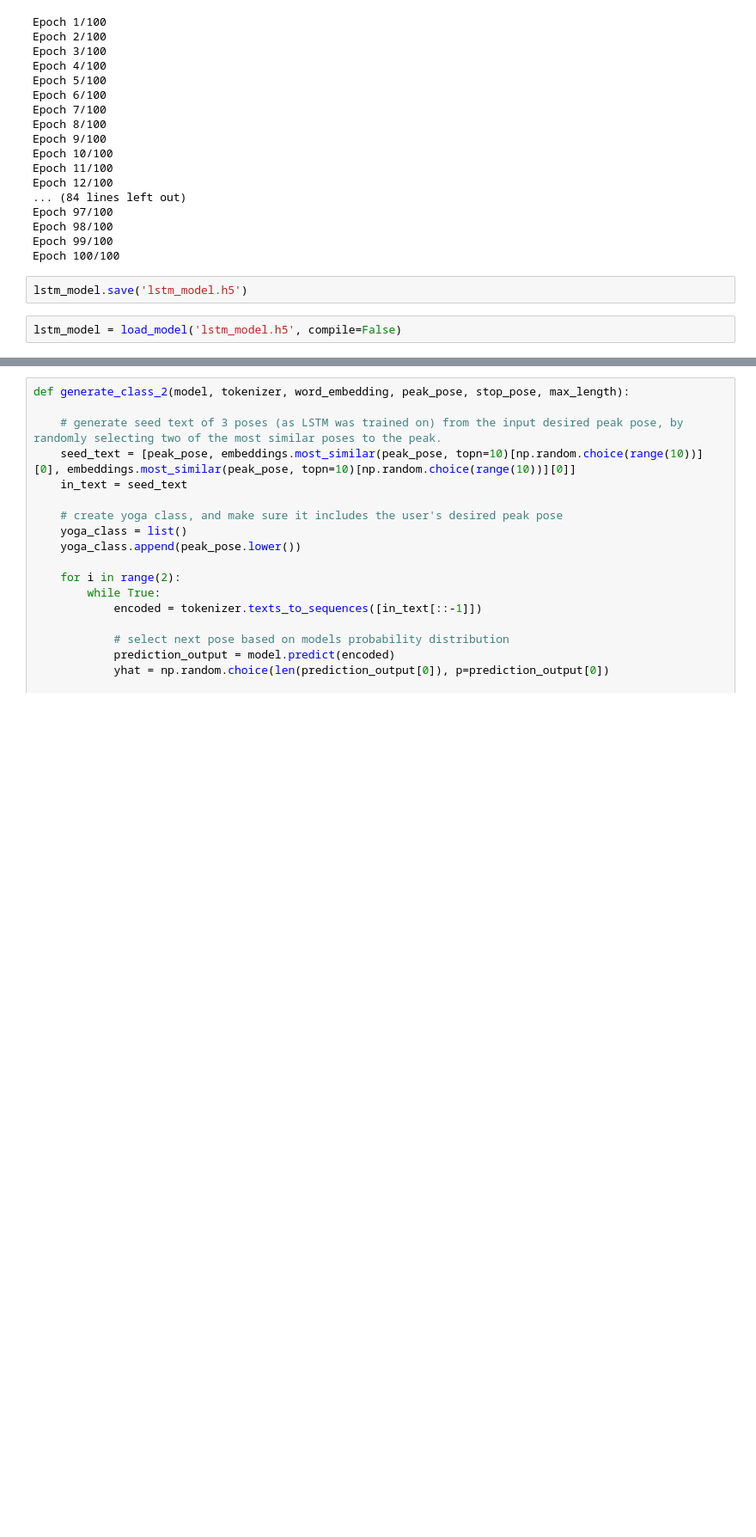
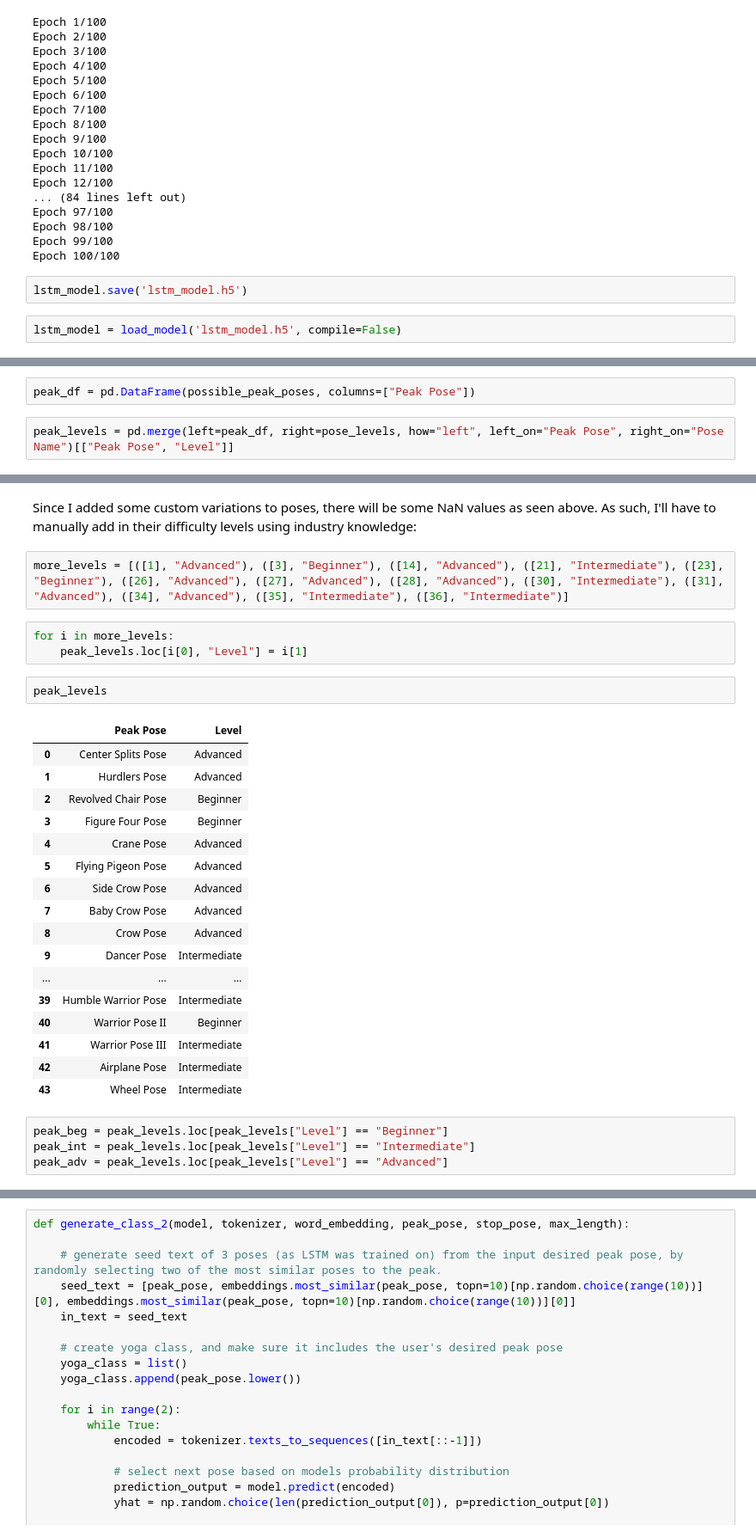
Before and after one commit to anterra/project-5, a Jupyter notebook: second_nb.ipynb, the cells around one changed output, grey strips where cells are left out. Shown: that part at 86% size. Cells and saved outputs as stored; diff of their text form; blank space fills up the shorter version.

```diff
--- a/second_nb.ipynb
+++ b/second_nb.ipynb
@@ -415,0 +500,4 @@ lstm_model = load_model('lstm_model.h5', compile=False)
+# %%
+peak_df = pd.DataFrame(possible_peak_poses, columns=["Peak Pose"])
+# %%
+peak_levels = pd.merge(left=peak_df, right=pose_levels, how="left", left_on="Peak Pose", right_on="Pose Name")[["Peak Pose", "Level"]]
@@ -415,0 +513,31 @@ lstm_model = load_model('lstm_model.h5', compile=False)
+# %% [markdown]
+Since I added some custom variations to poses, there will be some NaN values as seen above. As such, I'll have to manually add in their difficulty levels using industry knowledge:
+# %%
+more_levels = [([1], "Advanced"), ([3], "Beginner"), ([14], "Advanced"), ([21], "Intermediate"), ([23], "Beginner"), ([26], "Advanced"), ([27], "Advanced"), ([28], "Advanced"), ([30], "Intermediate"), ([31], "Advanced"), ([34], "Advanced"), ([35], "Intermediate"), ([36], "Intermediate")]
+# %%
+for i in more_levels:
+    peak_levels.loc[i[0], "Level"] = i[1]
+# %%
+peak_levels
+# %% [output]
+|  | Peak Pose | Level |
+| 0 | Center Splits Pose | Advanced |
+| 1 | Hurdlers Pose | Advanced |
+| 2 | Revolved Chair Pose | Beginner |
+| 3 | Figure Four Pose | Beginner |
+| 4 | Crane Pose | Advanced |
+| 5 | Flying Pigeon Pose | Advanced |
+| 6 | Side Crow Pose | Advanced |
+| 7 | Baby Crow Pose | Advanced |
+| 8 | Crow Pose | Advanced |
+| 9 | Dancer Pose | Intermediate |
+| ... | ... | ... |
+| 39 | Humble Warrior Pose | Intermediate |
+| 40 | Warrior Pose II | Beginner |
+| 41 | Warrior Pose III | Intermediate |
+| 42 | Airplane Pose | Intermediate |
+| 43 | Wheel Pose | Intermediate |
+# %%
+peak_beg = peak_levels.loc[peak_levels["Level"] == "Beginner"]
+peak_int = peak_levels.loc[peak_levels["Level"] == "Intermediate"]
+peak_adv = peak_levels.loc[peak_levels["Level"] == "Advanced"]
```
Also changed, not shown: parts of 27 cells of this notebook, 13 other files.
